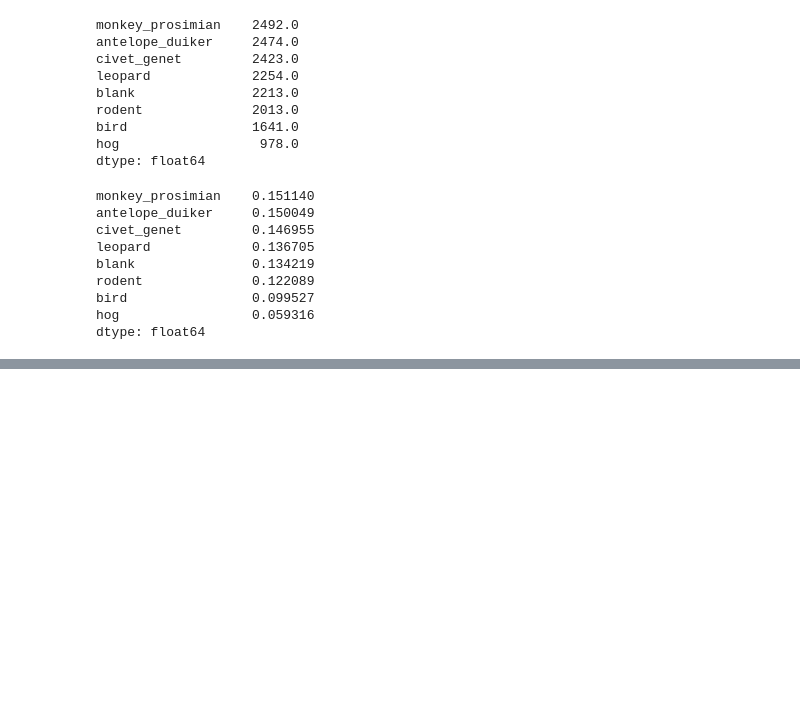
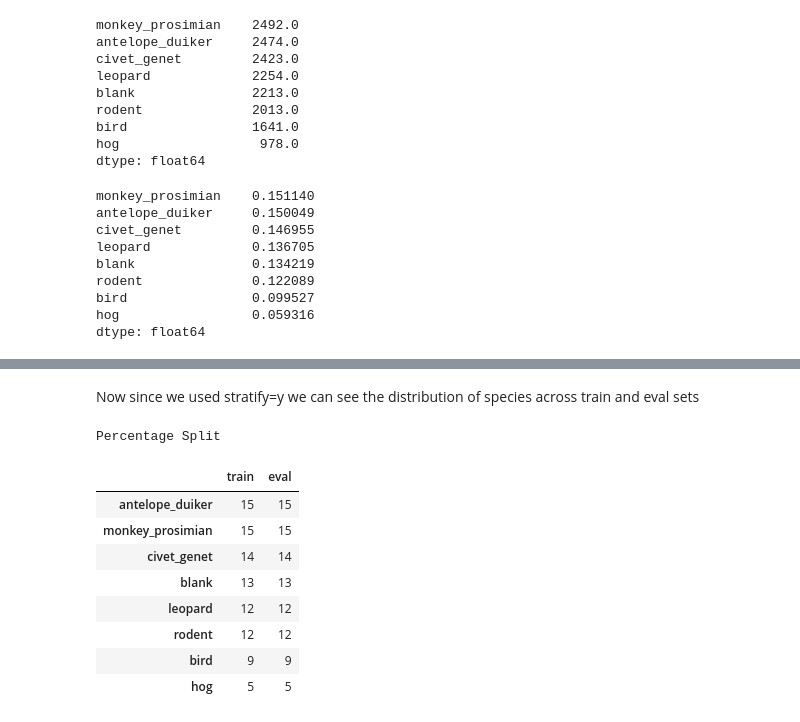
Before and after one commit to gerryfrank10/Conser-Vision-Challenge, a Jupyter notebook: solution-1.ipynb, the cells around one changed output, grey strips where cells are left out. Cells and saved outputs as stored; diff of their text form; code cells hidden in the pictures; blank space fills up the shorter version.

```diff
--- a/solution-1.ipynb
+++ b/solution-1.ipynb
@@ -102,0 +151,22 @@ dtype: float64
+# %% [markdown]
+Now since we used stratify=y we can see the distribution of species across train and eval sets
+# %%
+split_pcts = pd.DataFrame(
+    {
+        'train': y_train.idxmax(axis=1).value_counts(normalize=True),
+        'eval': y_eval.idxmax(axis=1).value_counts(normalize=True)
+    }
+)
+print(f'Percentage Split')
+(split_pcts.fillna(0) * 100).astype(int)
+# %% [output]
+Percentage Split
+|  | train | eval |
+| antelope_duiker | 15 | 15 |
+| monkey_prosimian | 15 | 15 |
+| civet_genet | 14 | 14 |
+| blank | 13 | 13 |
+| leopard | 12 | 12 |
+| rodent | 12 | 12 |
+| bird | 9 | 9 |
+| hog | 5 | 5 |
```
Also changed, not shown: parts of 8 cells of this notebook, 1 other file.
